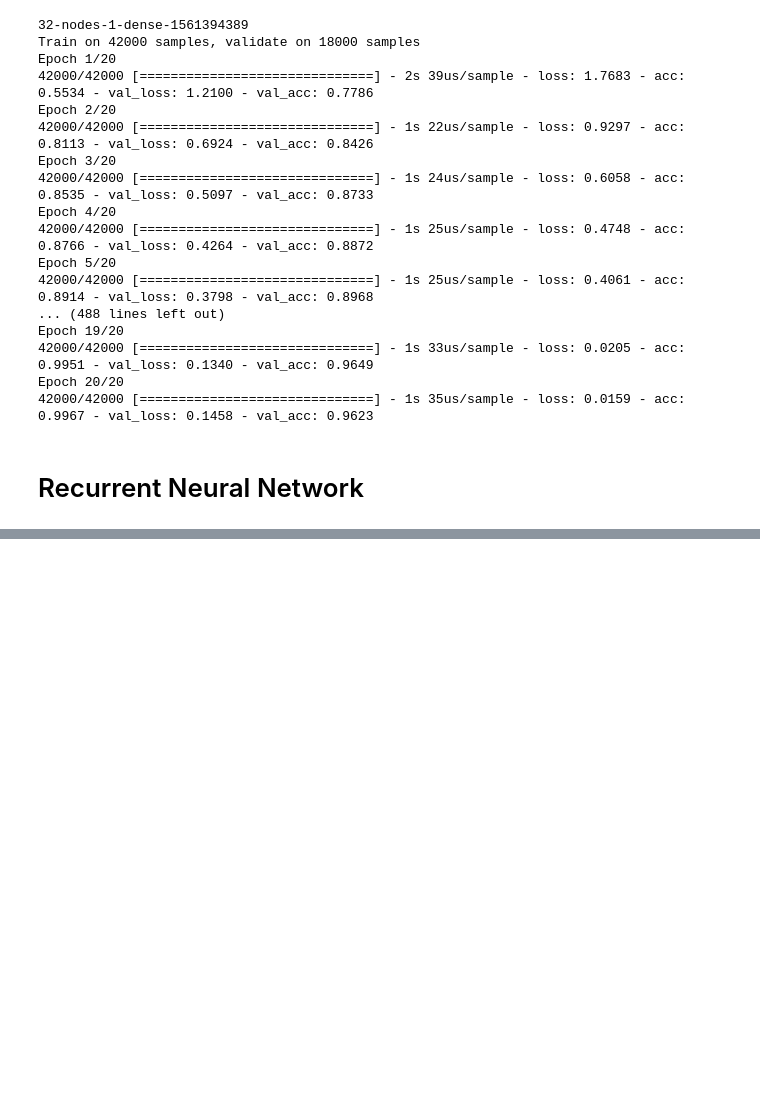
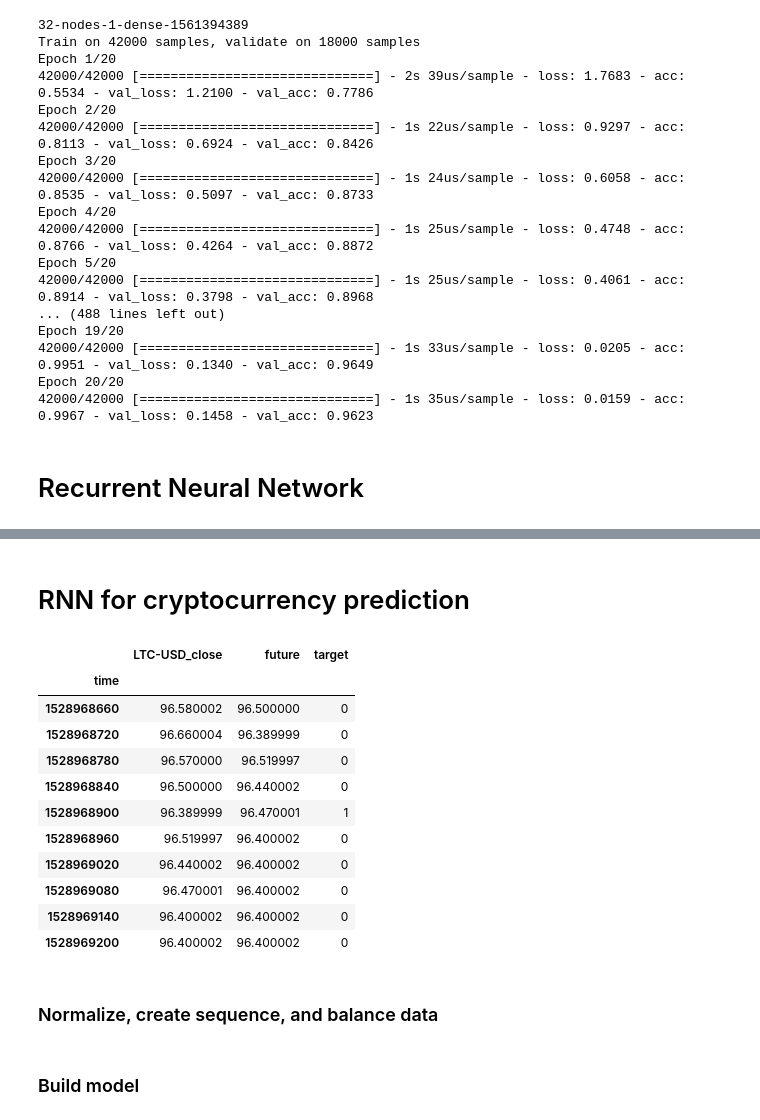
Before and after one commit to BarryKeee/Machine-Learning-Practice, a Jupyter notebook: Deep learning with Keras.ipynb, the cells around one changed output, grey strips where cells are left out. Cells and saved outputs as stored; diff of their text form; code cells hidden in the pictures; blank space fills up the shorter version.

Commit message:
RNN models

```diff
--- a/Deep learning with Keras.ipynb
+++ b/Deep learning with Keras.ipynb
@@ -345,0 +403,56 @@ Epoch 20/20
+# %% [markdown]
+# RNN for cryptocurrency prediction
+# %%
+import pandas as pd
+import os
+
+
+SEQ_LEN = 60
+FUTURE_PERIOD_PREDICT = 3
+RATIO_TO_PREDICT = "LTC-USD"
+
+def classify(current, future):
+    if float(future) > float(current):
+        return 1
+    else:
+        return 0
+
+
+main_df = pd.DataFrame()
+
+files = os.listdir(os.path.join(data_dir, 'crypto_data'))
+
+for file in files:
+    df = pd.read_csv(os.path.join(data_dir,'crypto_data', file), names = ['time','low','high','open','close','volume'])
+    df.rename(columns = {'open': '{}_open'.format(file[:-4]),
+                         'close': '{}_close'.format(file[:-4]),
+                        'high': '{}_high'.format(file[:-4]),
+                        'low': '{}_low'.format(file[:-4]),
+                        'volume': '{}_volume'.format(file[:-4])}, inplace = True)
+    df.set_index("time", inplace = True)
+    if len(main_df) == 0:
+        main_df = df
+    else:
+        main_df = main_df.join(df)
+
+
+main_df['future'] = main_df[f'{RATIO_TO_PREDICT}_close'].shift(-FUTURE_PERIOD_PREDICT)
+
+main_df['target'] = list(map(classify, main_df[f'{RATIO_TO_PREDICT}_close'], main_df['future']))
+# %%
+main_df[[f'{RATIO_TO_PREDICT}_close','future','target']].head(10)
+# %% [output]
+|  | LTC-USD_close | future | target |
+| time |  |  |  |
+| 1528968660 | 96.580002 | 96.500000 | 0 |
+| 1528968720 | 96.660004 | 96.389999 | 0 |
+| 1528968780 | 96.570000 | 96.519997 | 0 |
+| 1528968840 | 96.500000 | 96.440002 | 0 |
+| 1528968900 | 96.389999 | 96.470001 | 1 |
+| 1528968960 | 96.519997 | 96.400002 | 0 |
+| 1528969020 | 96.440002 | 96.400002 | 0 |
+| 1528969080 | 96.470001 | 96.400002 | 0 |
+| 1528969140 | 96.400002 | 96.400002 | 0 |
+| 1528969200 | 96.400002 | 96.400002 | 0 |
+# %% [markdown]
+### Normalize, create sequence, and balance data
@@ -345,0 +525,2 @@ Epoch 20/20
+# %% [markdown]
+### Build model
```
Also changed, not shown: parts of 11 cells of this notebook, 14 other files.
